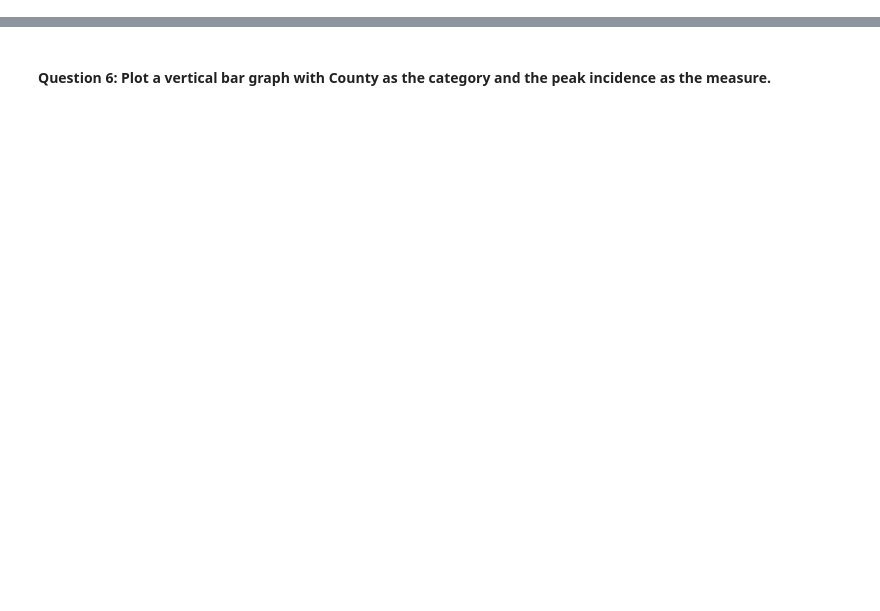
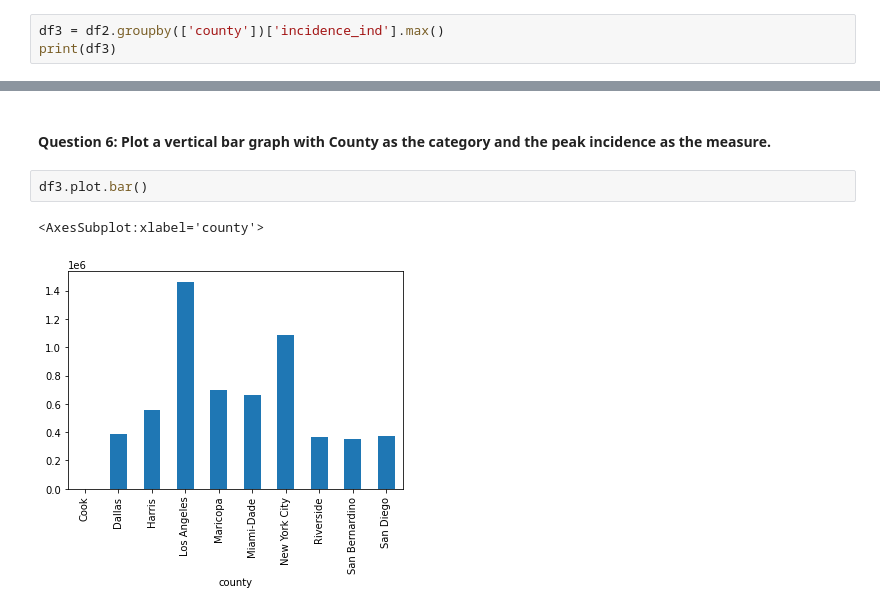
Before and after one commit to CMU-MS-DAS-Modern-Programming-Mini/ClassAssignmentNo4, a Jupyter notebook: US County Data - pandas.ipynb, the cells around one changed output, grey strips where cells are left out. Cells and saved outputs as stored; diff of their text form; blank space fills up the shorter version.

```diff
--- a/US County Data - pandas.ipynb
+++ b/US County Data - pandas.ipynb
@@ -25,2 +88,5 @@ deaths - The cumulative number of deaths in at the date in the county
 # %% [markdown]
 #### Question 4: Calculate the peak incidence for the 10 counties (the day with the highest number of new cases).
+# %%
+df3 = df2.groupby(['county'])['incidence_ind'].max()
+print(df3)
@@ -29,2 +113,7 @@ deaths - The cumulative number of deaths in at the date in the county
 # %% [markdown]
 #### Question 6: Plot a vertical bar graph with County as the category and the peak incidence as the measure.
+# %%
+df3.plot.bar()
+# %% [output]
+<AxesSubplot:xlabel='county'>
+[figure, added]
```
Also changed, not shown: parts of 8 cells of this notebook.
